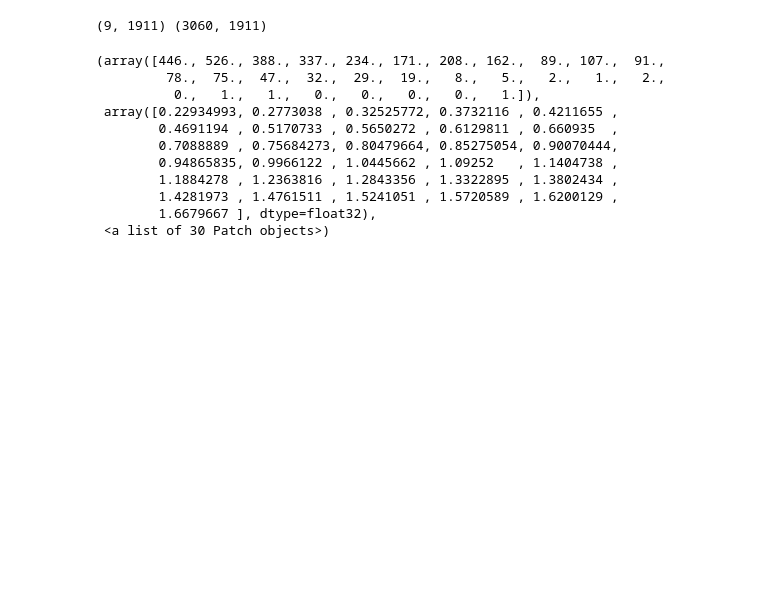
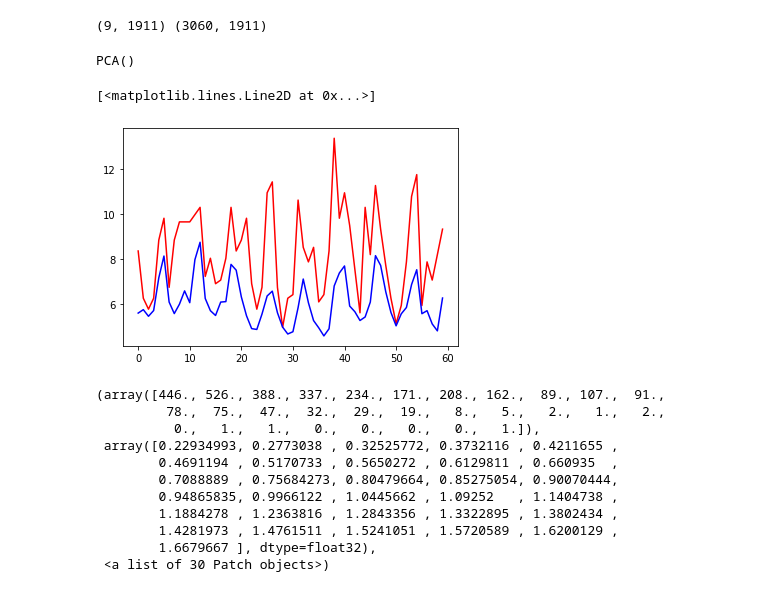
Before and after one commit to googleinterns/hierarchicalforecasting, a Jupyter notebook: notebooks/m5_visualize.ipynb, the cells around one changed output. Drawn from its saved outputs; the diff is of its cells as text; code cells hidden in the pictures; blank space fills up the shorter version.

```diff
--- a/notebooks/m5_visualize.ipynb
+++ b/notebooks/m5_visualize.ipynb
@@ -31,6 +32,24 @@ feats = feats[:, :-30]
 print(feats.shape, ts_data.shape)
 # %% [output]
 (9, 1911) (3060, 1911)
+# %%
+pca = PCA()
+pca.fit(ts_data)
+# %% [output]
+PCA()
+# %%
+ncomp = 10
+idx = np.random.choice(tree.levels[3])
+x = ts_data[idx:idx+1]
+xhat = np.dot(pca.transform(x)[:,:ncomp], pca.components_[:ncomp,:])
+xhat += pca.mean_
+xhat = xhat[0]
+nts = 60
+plt.plot(range(nts), x[0][-nts:], 'r')
+plt.plot(range(nts), xhat[-nts:], 'b')
+# %% [output]
+[<matplotlib.lines.Line2D at 0x...>]
+[figure, added]
 # %%
 plt.hist(np.log(var1 / var2), bins=30)
 # %% [output]
```
Also changed, not shown: parts of 2 cells of this notebook, 5 other files.
